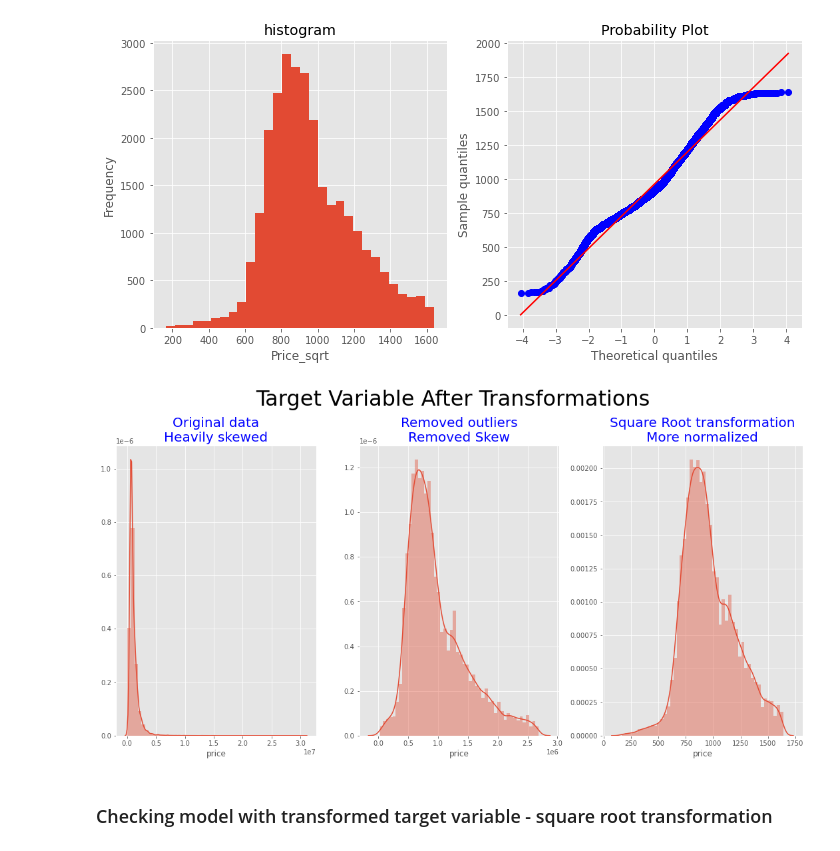
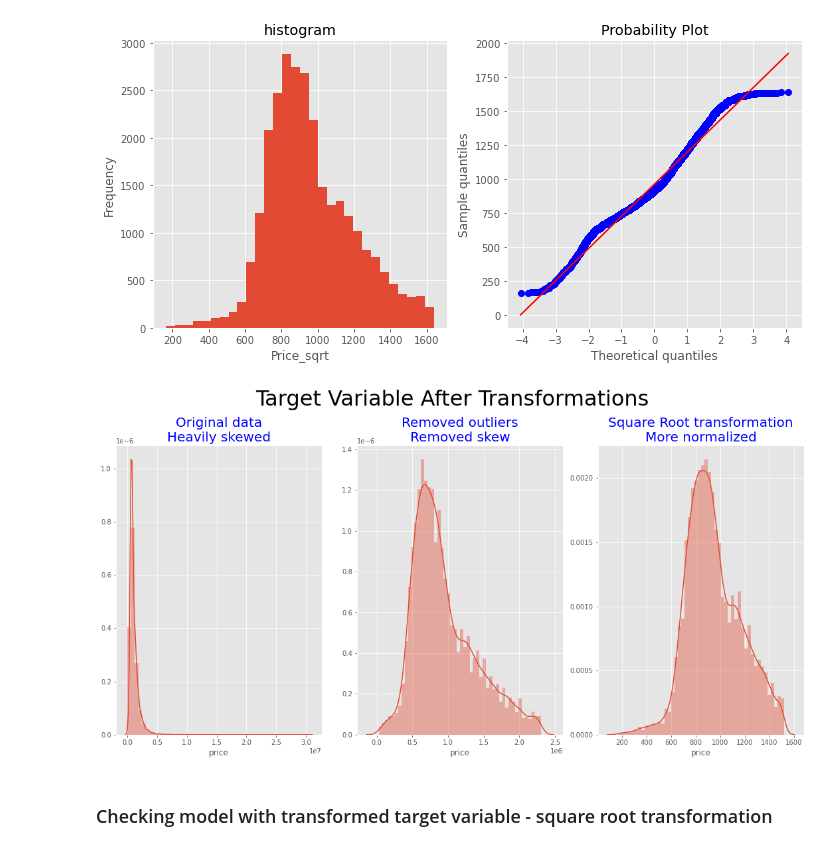
Before and after one commit to andrewkoji/Housing_Linear_Model_Project, a Jupyter notebook: final_notebook.ipynb, the cells around one changed output. Drawn from its saved outputs; the diff is of its cells as text; code cells hidden in the pictures.

```diff
--- a/final_notebook.ipynb
+++ b/final_notebook.ipynb
@@ -1015,24 +1015,46 @@ plt.tight_layout()
 plt.show()
 # %% [output]
 [figure]
-# %%
-fig, (ax1,ax2,ax3) = plt.subplots(1,3)
-
-og = sns.distplot(df['price'],ax=ax1).set_title('Original data\nHeavily skewed',fontsize=20, color='b')
-ot = sns.distplot(y,ax=ax2).set_title('Removed outliers\nRemoved Skew',fontsize=20, color='b')
-lo = sns.distplot(y_sqrt,ax=ax3).set_title('Square Root transformation\nMore normalized',fontsize=20, color='b')
-
-ax1.set_ylabel("")
-ax2.set_ylabel("")
-ax3.set_ylabel("")
-
-
-plt.gcf().set_size_inches(15, 8)
-plt.suptitle("Target Variable After Transformations",fontsize=32)
-fig.tight_layout()
-plt.show()
-# %% [output]
-[figure, removed]
+# %%
+def plot_dist(ax, data, title):
+    sns.distplot(data, ax=ax)
+    ax.set_title(title, fontsize=20, color='b')
+    ax.set_ylabel("")
+
+# Create subplots
+fig, (ax1, ax2, ax3) = plt.subplots(1, 3, figsize=(15, 8))
+
+# Plot the original data
+plot_dist(ax1, df['price'], "Original data\nHeavily skewed")
+
+# Remove outliers from the data
+q1 = df['price'].quantile(0.25)
+q3 = df['price'].quantile(0.75)
+iqr = q3 - q1
+lower_bound = q1 - 1.5*iqr
+upper_bound = q3 + 1.5*iqr
+df_outliers_removed = df[(df['price'] > lower_bound) & (df['price'] < upper_bound)]
+y = df_outliers_removed['price']
+
+# Plot the data with outliers removed
+plot_dist(ax2, y, "Removed outliers\nRemoved skew")
+
+# Apply square root transformation to the data
+y_sqrt = np.sqrt(y)
+
+# Plot the transformed data
+plot_dist(ax3, y_sqrt, "Square Root transformation\nMore normalized")
+
+# Set the overall title of the figure
+fig.suptitle("Target Variable After Transformations", fontsize=32)
+
+# Adjust the layout of the subplots
+fig.tight_layout()
+
+# Show the figure
+plt.show()
+# %% [output]
+[figure, added]
 # %% [markdown]
 ### Checking model with transformed target variable - square root transformation
 # %%
```
Also changed, not shown: parts of 3 cells of this notebook, 3 other files.
